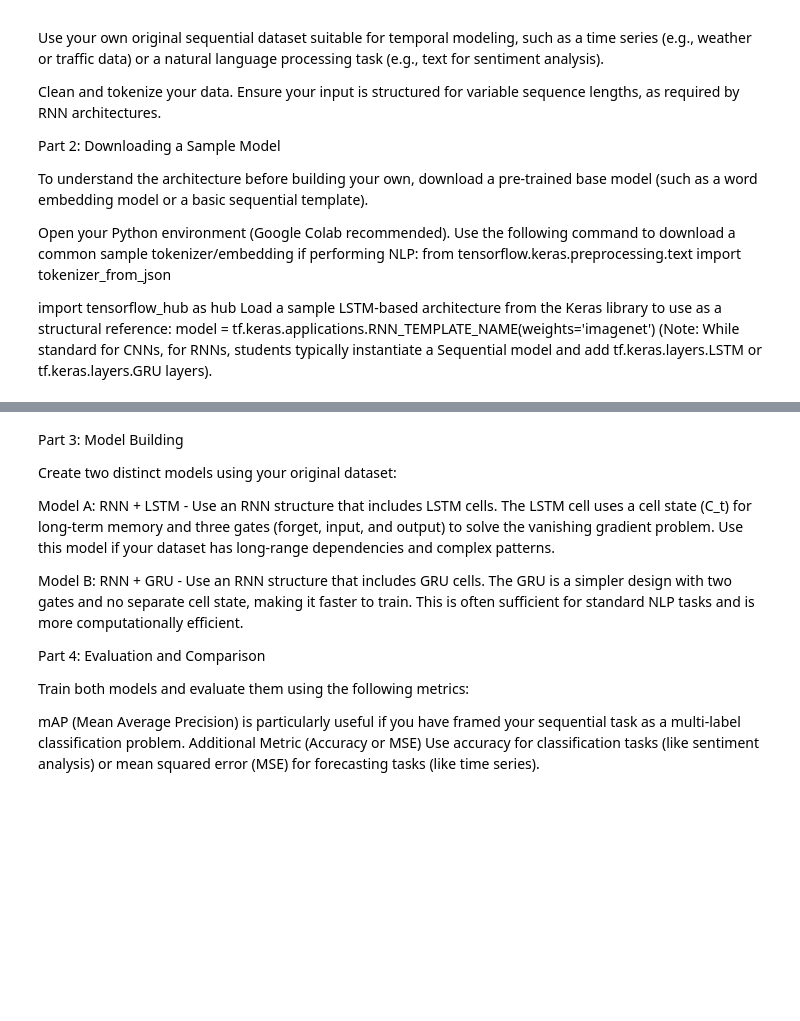
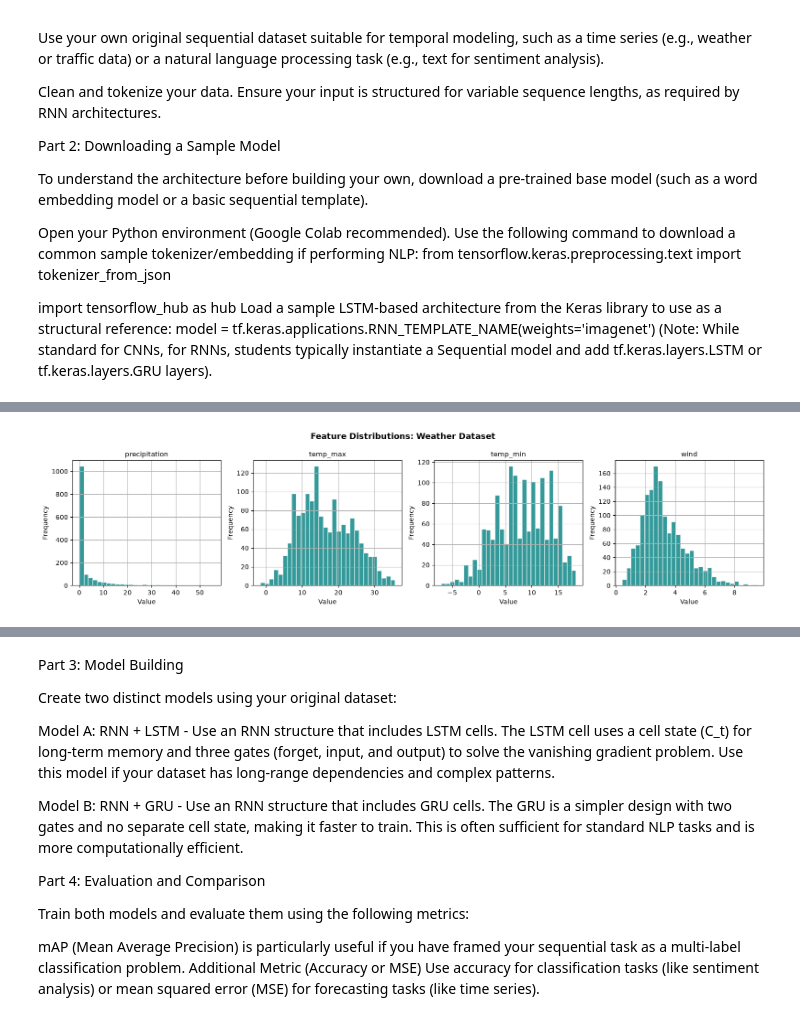
Before and after one commit to Sinichi2/DataScience4, a Jupyter notebook: ACT3/ACT3.ipynb, the cells around one changed output, grey strips where cells are left out. Saved outputs shown, nothing was run; the diff lists cells and outputs as text; code cells hidden in the pictures; blank space fills up the shorter version.

```diff
--- a/ACT3/ACT3.ipynb
+++ b/ACT3/ACT3.ipynb
@@ -128,0 +109,16 @@ if n_feat > 1:
+# %%
+# Feature distribution: understand data spread before normalization
+n_feat = len(feature_cols)
+fig, axes = plt.subplots(1, n_feat, figsize=(4 * n_feat, 4))
+if n_feat == 1:
+    axes = [axes]
+for ax, col in zip(axes, feature_cols):
+    df[col].hist(bins=30, ax=ax, color='teal', edgecolor='white', alpha=0.8)
+    ax.set_title(col, fontsize=11)
+    ax.set_xlabel('Value')
+    ax.set_ylabel('Frequency')
+fig.suptitle('Feature Distributions: Weather Dataset', fontsize=13, fontweight='bold')
+plt.tight_layout()
+plt.show()
+# %% [output]
+[figure, added]
```
Also changed, not shown: parts of 28 cells of this notebook, 2 other files.
